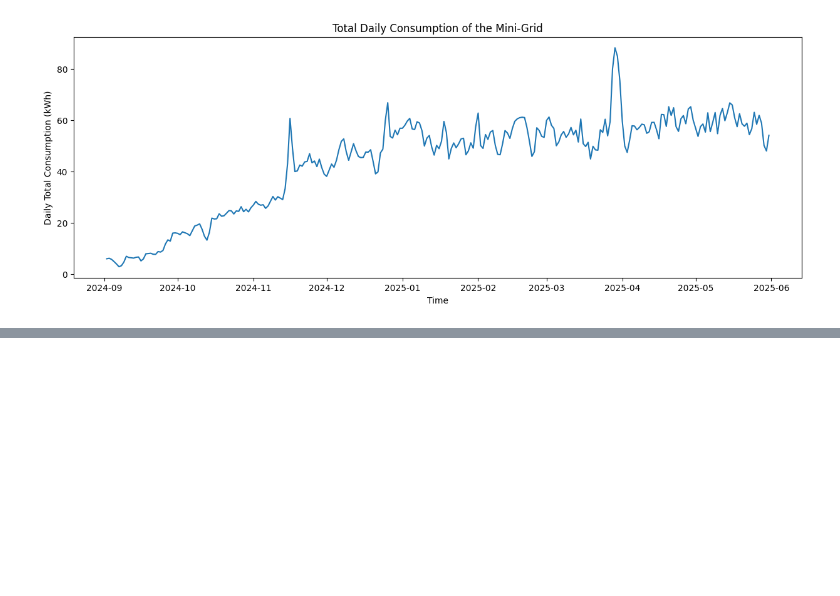
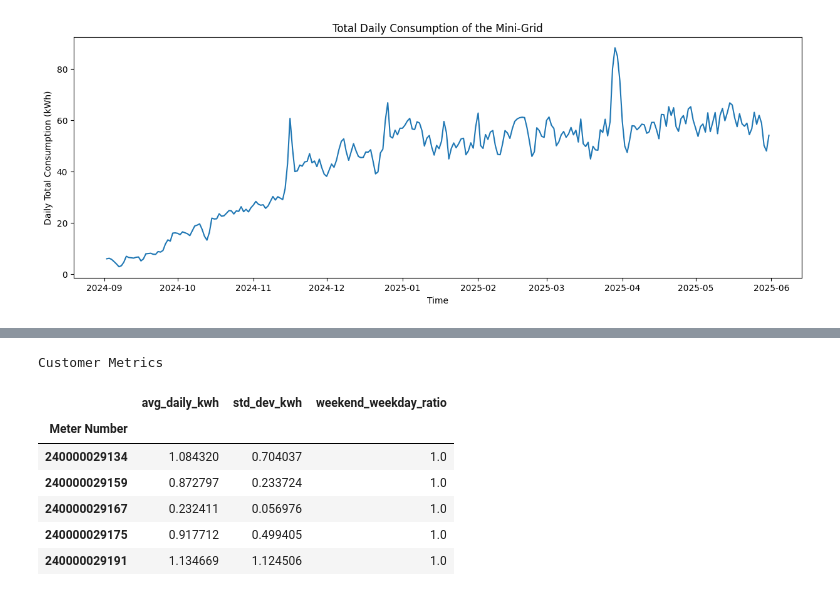
Before and after one commit to MrCupid75/Onaa-Mini-Grid-Customer-Segmentation, a Jupyter notebook: Daily Electricity Usage/main.ipynb, the cells around one changed output, grey strips where cells are left out. Cells and saved outputs as stored; diff of their text form; code cells hidden in the pictures; blank space fills up the shorter version.

```diff
--- a/Daily Electricity Usage/main.ipynb
+++ b/Daily Electricity Usage/main.ipynb
@@ -77,0 +93,22 @@ plt.show()
+# %%
+customer_metrics = df.groupby('Meter Number')['Usage Amount'].agg(
+    avg_daily_kwh='mean',
+    std_dev_kwh='std'
+)
+
+weekend_consumption = df[df['is_weekend']].groupby('Meter Number')['Usage Amount'].mean()
+weekend_consumption = df[~df['is_weekend']].groupby('Meter Number')['Usage Amount'].mean()
+
+customer_metrics['weekend_weekday_ratio'] = (weekend_consumption / weekend_consumption).fillna(1)
+
+print("Customer Metrics")
+customer_metrics.head()
+# %% [output]
+Customer Metrics
+|  | avg_daily_kwh | std_dev_kwh | weekend_weekday_ratio |
+| Meter Number |  |  |  |
+| 240000029134 | 1.084320 | 0.704037 | 1.0 |
+| 240000029159 | 0.872797 | 0.233724 | 1.0 |
+| 240000029167 | 0.232411 | 0.056976 | 1.0 |
+| 240000029175 | 0.917712 | 0.499405 | 1.0 |
+| 240000029191 | 1.134669 | 1.124506 | 1.0 |
```
Also changed, not shown: parts of 1 cell of this notebook.
